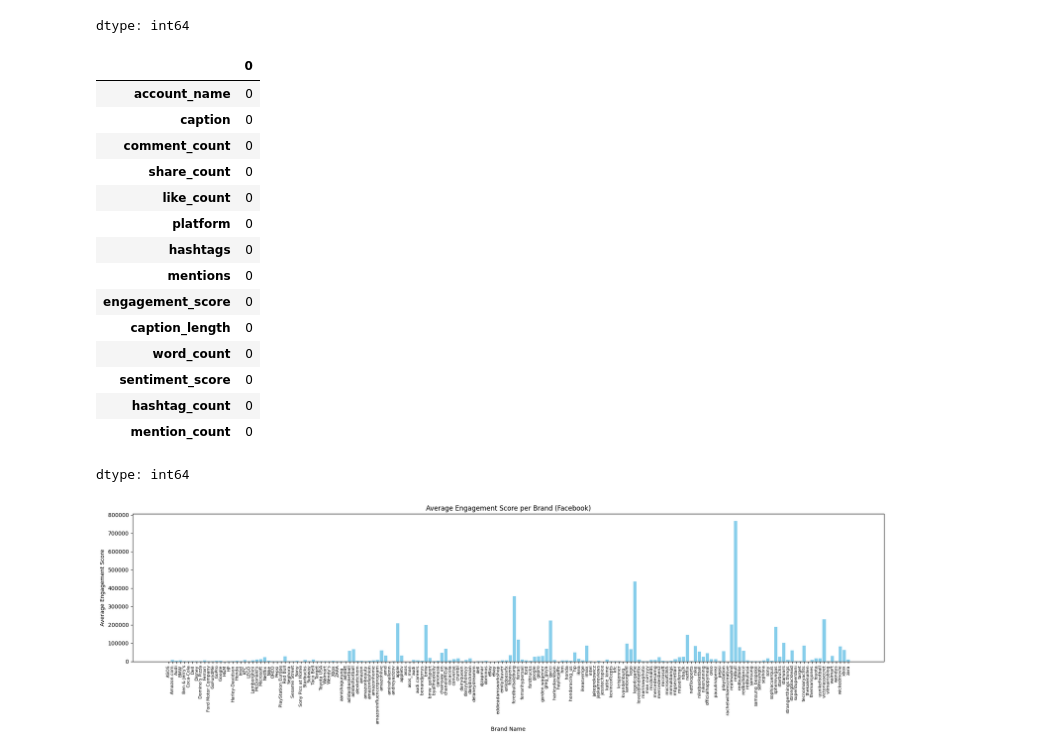
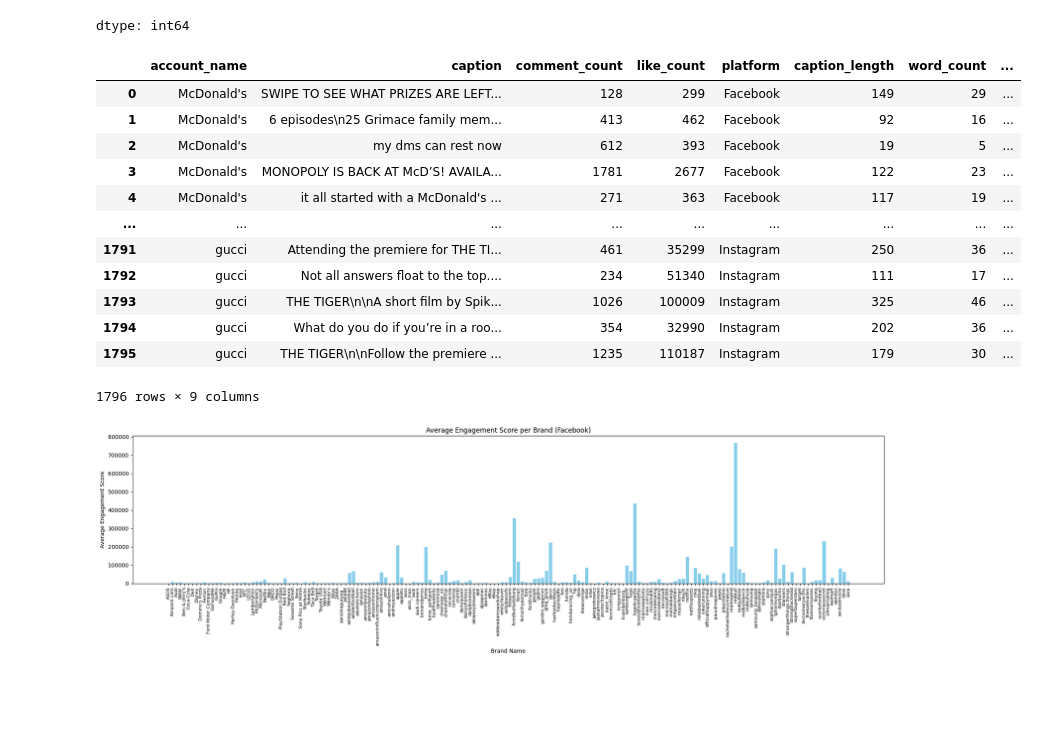
Before and after one commit to EngrAbdullah13/meta_compete, a Jupyter notebook: Meta-Compete.ipynb, the cells around one changed output. Drawn from its saved outputs; the diff is of its cells as text; code cells hidden in the pictures; blank space fills up the shorter version.

```diff
--- a/Meta-Compete.ipynb
+++ b/Meta-Compete.ipynb
@@ -43,27 +43,26 @@ df.isnull().sum()
 | hashtag_count | 0 |
 | mention_count | 0 |
 dtype: int64
-# %%
-df[["hashtags","mentions"]]=df[["hashtags","mentions"]].fillna("empty")
+# %%
+df = df.drop(['share_count', 'mentions', 'hashtags','engagement_score','hashtag_count','mention_count'], axis=1)
+# %%
+df["engagement_score"]=df["like_count"]+df["comment_count"]
 # %%
-df.isnull().sum()
+df
 # %% [output]
-|  | 0 |
-| account_name | 0 |
-| caption | 0 |
-| comment_count | 0 |
-| share_count | 0 |
-| like_count | 0 |
-| platform | 0 |
-| hashtags | 0 |
-| mentions | 0 |
-| engagement_score | 0 |
-| caption_length | 0 |
-| word_count | 0 |
-| sentiment_score | 0 |
-| hashtag_count | 0 |
-| mention_count | 0 |
+|  | account_name | caption | comment_count | like_count | platform | caption_length | word_count | ... |
+| 0 | McDonald's | SWIPE TO SEE WHAT PRIZES ARE LEFT... | 128 | 299 | Facebook | 149 | 29 | ... |
+| 1 | McDonald's | 6 episodes\n25 Grimace family mem... | 413 | 462 | Facebook | 92 | 16 | ... |
+| 2 | McDonald's | my dms can rest now | 612 | 393 | Facebook | 19 | 5 | ... |
+| 3 | McDonald's | MONOPOLY IS BACK AT McD’S! AVAILA... | 1781 | 2677 | Facebook | 122 | 23 | ... |
+| 4 | McDonald's | it all started with a McDonald's ... | 271 | 363 | Facebook | 117 | 19 | ... |
+| ... | ... | ... | ... | ... | ... | ... | ... | ... |
+| 1791 | gucci | Attending the premiere for THE TI... | 461 | 35299 | Instagram | 250 | 36 | ... |
+| 1792 | gucci | Not all answers float to the top.... | 234 | 51340 | Instagram | 111 | 17 | ... |
+| 1793 | gucci | THE TIGER\n\nA short film by Spik... | 1026 | 100009 | Instagram | 325 | 46 | ... |
+| 1794 | gucci | What do you do if you’re in a roo... | 354 | 32990 | Instagram | 202 | 36 | ... |
+| 1795 | gucci | THE TIGER\n\nFollow the premiere ... | 1235 | 110187 | Instagram | 179 | 30 | ... |
-dtype: int64
+1796 rows × 9 columns
 # %%
 brand_engagement = df.groupby('account_name')['engagement_score'].mean().reset_index()
 
```
Also changed, not shown: parts of 5 cells of this notebook.
